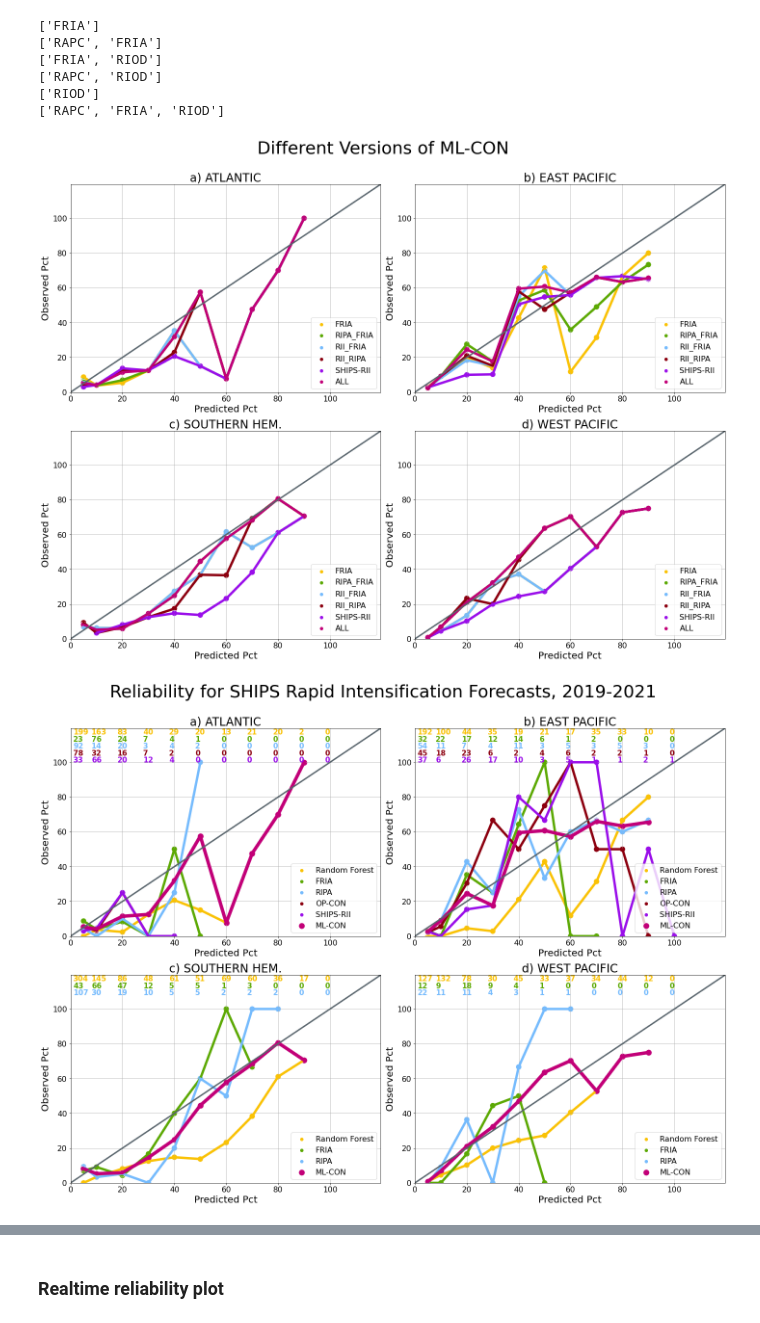
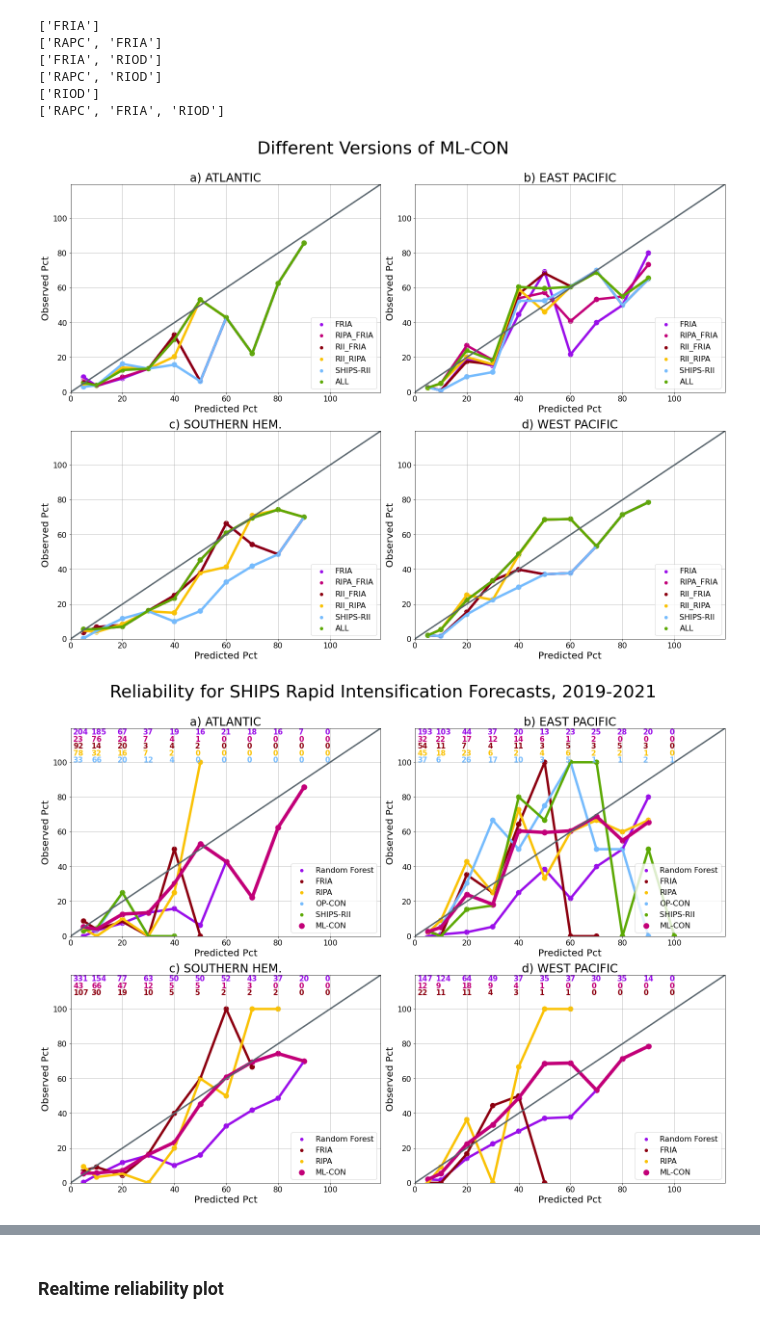
Before and after one commit to marie-mcgraw/ML_for_TC_RI, a Jupyter notebook: V2_ML_calc_reliability.ipynb, the cells around one changed output, grey strips where cells are left out. Cells and saved outputs as stored; diff of their text form; code cells hidden in the pictures.

Commit message:
updated trained model files for TCBench 2025

```diff
--- a/V2_ML_calc_reliability.ipynb
+++ b/V2_ML_calc_reliability.ipynb
@@ -94,7 +99,8 @@ reliability['Observed No. RI'] = reliability['Observed No. RI'].fillna(0)
 ## Load existing models
 reliability_edecks = pd.read_csv('DATA/processed/reliability_comp_products_all_basins_basic_models.csv')
 # %%
-RF_model_choose = 'Random Forest (random oversample)'
+RF_model_choose = 'Random Forest (SMOTE)'
+choose_ab = 'SMOTE'
 reliability_sel = reliability[reliability['Model']==RF_model_choose].reset_index()
 reliability_sel['Model'] = reliability_sel['Model'].replace({RF_model_choose:'Random Forest'})
 reliability_sel['ATCF BASIN'] = reliability_sel['Predicted Basin']
@@ -204,12 +210,14 @@ for i in np.arange(0,len(basin_list)):
 fig2.suptitle('Different Versions of ML-CON',fontsize=36,y=1.01)
 fig2.tight_layout()
 #
-fig2.savefig('Figures/reliability_SHIPS_explore_MLCON_{yr_start}-{yr_end}.png'.format(yr_start=yr_start,yr_end=yr_end),
+fig2.savefig('Figures/reliability_SHIPS_explore_MLCON_{yr_start}-{yr_end}_{choose_ab}.png'.format(yr_start=yr_start,
+                                                                        yr_end=yr_end,choose_ab=choose_ab),
             format='png',dpi=350,bbox_inches='tight')
-fig2.savefig('Figures/reliability_SHIPS_explore_MLCON_{yr_start}-{yr_end}.pdf'.format(yr_start=yr_start,yr_end=yr_end),
+fig2.savefig('Figures/reliability_SHIPS_explore_MLCON_{yr_start}-{yr_end}_{choose_ab}.pdf'.format(yr_start=yr_start,
+                                                                yr_end=yr_end,choose_ab=choose_ab),
             format='pdf',bbox_inches='tight')
 # %% [output]
-[figure, old version]
+[figure, new version]
 # %%
 basin_title = {'AL':'ATLANTIC','EP':'EAST PACIFIC','SH':'SOUTHERN HEM.','WP':'WEST PACIFIC'}
 ML_con_sel = ML_con_ALL.reset_index().set_index(['Name','ATCF BASIN']).xs('ALL')
@@ -233,36 +241,38 @@ for i in np.arange(0,len(basin_list)):
     sns.scatterplot(data=ML_con_sel.xs(basin_list[i]).reset_index(),x='Predicted Pct',y='Observed Pct',
                    ax=ax_sel,s=175,color='xkcd:magenta',label='ML-CON')
 
     ax_sel.plot([0,121.5],[0,121.5],linewidth=3,color='xkcd:slate grey')
     ax_sel.set_xlim([0,119.5])
     ax_sel.set_ylim([0,119.5])
     ax_sel.legend(fontsize=16,loc='lower right')
     ax_sel.tick_params(axis='both',labelsize=16)
     ax_sel.set_ylabel('Observed Pct',fontsize=20)
     ax_sel.set_xlabel('Predicted Pct',fontsize=20)
     ax_sel.set_title('{lett} {basin_full}'.format(lett=lett[i],basin_full=basin_title[basin_list[i]]),fontsize=24)
     #
     totals = reliability_all.xs(basin_list[i]).reset_index().sort_values('Predicted Pct').set_index(['Model','Predicted Pct'])
     models_use = reliability_all.xs(basin_list[i])['Model'].unique()
     for n in np.arange(0,len(models_use)):
         mod_sel = totals.xs(models_use[n])
         for i_pct in pct_range:
             if i_pct in mod_sel.index:
                 imod = mod_sel.xs(i_pct)['Observed No Total'].astype(int)
             else:
                 imod = 0
             yval = 116-(4*n)
             i_color = sns.color_palette()[n]
             ax_sel.text((i_pct-4 if i_pct == 5 else i_pct-2),yval,imod,color=i_color,fontsize=15,weight='semibold')
 #
 fig1.suptitle('Reliability for SHIPS Rapid Intensification Forecasts, 2019-2021',fontsize=36,y=1.01)
 fig1.tight_layout()
-fig1.savefig('Figures/reliability_SHIPS_all_basins_{yr_start}-{yr_end}.png'.format(yr_start=yr_start,yr_end=yr_end),
+fig1.savefig('Figures/reliability_SHIPS_all_basins_{yr_start}-{yr_end}_{choose_ab}.png'.format(yr_start=yr_start,
+                                                            yr_end=yr_end,choose_ab=choose_ab),
            format='png',dpi=350,bbox_inches='tight')
-fig1.savefig('Figures/reliability_SHIPS_all_basins_{yr_start}-{yr_end}.pdf'.format(yr_start=yr_start,yr_end=yr_end),
+fig1.savefig('Figures/reliability_SHIPS_all_basins_{yr_start}-{yr_end}_{choose_ab}.pdf'.format(yr_start=yr_start,
+                                                                    yr_end=yr_end,choose_ab=choose_ab),
             format='pdf',bbox_inches='tight')
 # %% [output]
-[figure, old version]
+[figure, new version]
 # %%
 ListedColormap(my_cmap)
 # %% [output]
```
Also changed, not shown: parts of 6 cells of this notebook, 29 other files.
